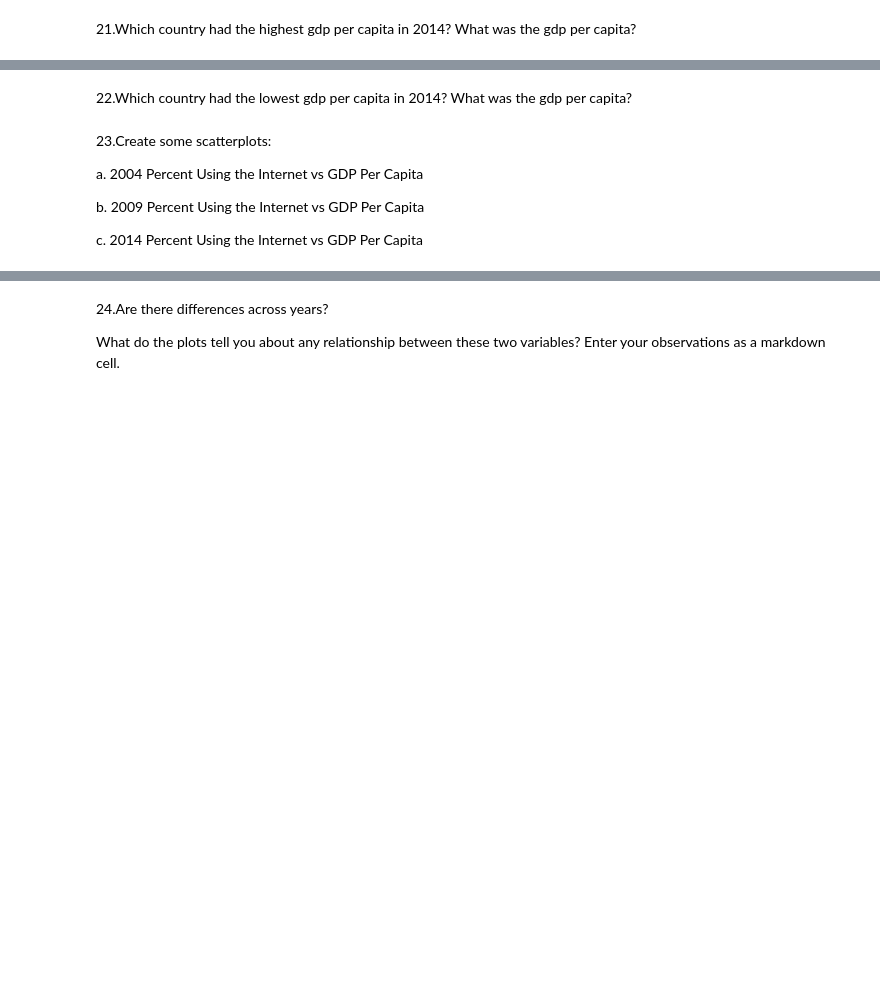
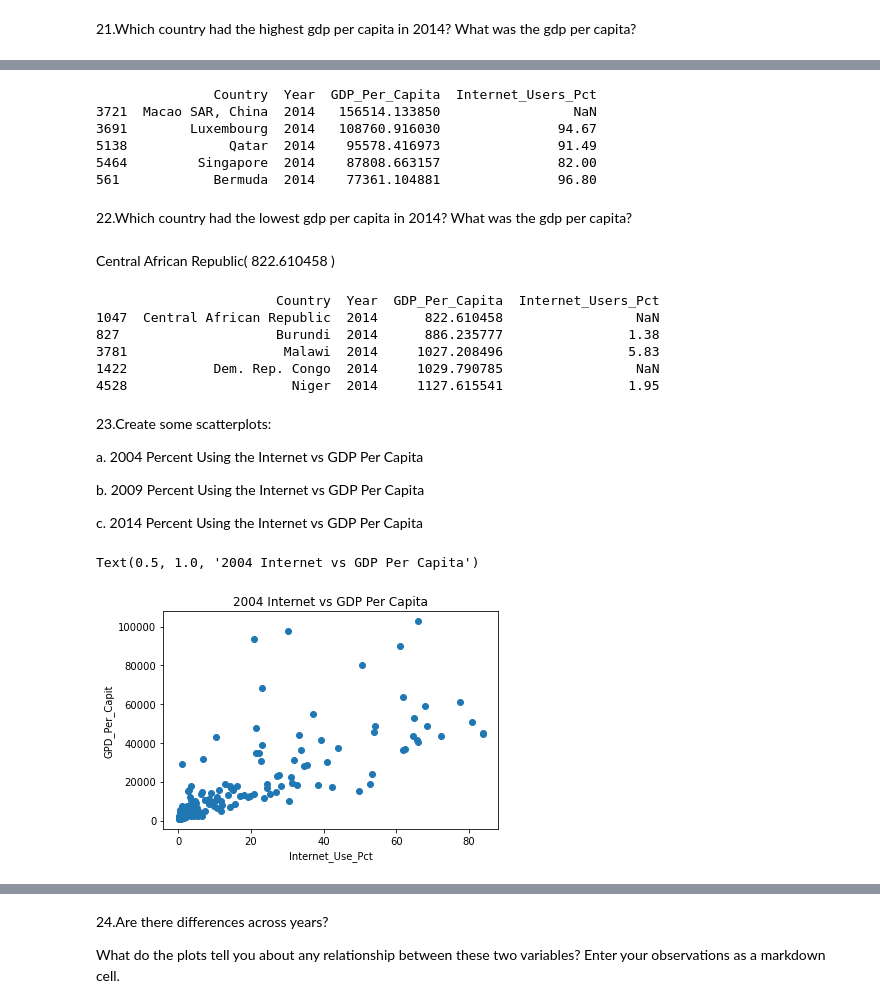
Before and after one commit to ryan-h-maurer/gdp-and-internet-usage-Ryan-Maurer, a Jupyter notebook: notebook/un_gdp_and_internet_usage.ipynb, the cells around one changed output, grey strips where cells are left out. Drawn from its saved outputs; the diff is of its cells as text; code cells hidden in the pictures; blank space fills up the shorter version.

```diff
--- a/notebook/un_gdp_and_internet_usage.ipynb
+++ b/notebook/un_gdp_and_internet_usage.ipynb
@@ -10,6 +10,8 @@ import pandas as pd
 import numpy as np
 import matplotlib.pyplot as plt
 import seaborn as sns
+# %%
+sns.set(style='darkgrid',color_codes=True)
 # %% [markdown]
 Use the %matplotlib inline magic command so that your plots show in the notebook without having to call plt.show() every time.
 # %%
@@ -194,5 +202,9 @@ ValueError: ('Lengths must match to compare', (6868,), (3,))
 # %% [markdown]
 17.Create three new DataFrames, one for 2004, one for 2009, and one for 2014. Give them meaningful names that aren't too long.
+# %%
+gdp_iu_2004 = gdp_and_internet_use[gdp_and_internet_use.Year == (2004)]
+gdp_iu_2009 = gdp_and_internet_use[gdp_and_internet_use.Year == (2009)]
+gdp_iu_2014 = gdp_and_internet_use[gdp_and_internet_use.Year == (2014)]
 # %% [markdown]
 18.Which country had the highest percentage of internet users in 2014? What was the percentage?
 
@@ -206,5 +249,27 @@ ValueError: ('Lengths must match to compare', (6868,), (3,))
+# %%
+high_gdp_2014 = gdp_iu_2014.sort_values('GDP_Per_Capita',ascending=False)
+print(high_gdp_2014.head())
+# %% [output]
+               Country  Year  GDP_Per_Capita  Internet_Users_Pct
+3721  Macao SAR, China  2014   156514.133850                 NaN
+3691        Luxembourg  2014   108760.916030               94.67
+5138             Qatar  2014    95578.416973               91.49
+5464         Singapore  2014    87808.663157               82.00
+561            Bermuda  2014    77361.104881               96.80
 # %% [markdown]
 22.Which country had the lowest gdp per capita in 2014? What was the gdp per capita?
+# %% [markdown]
+Central African Republic( 822.610458 )
+# %%
+low_gdp_2014 = gdp_iu_2014.sort_values('GDP_Per_Capita')
+print(low_gdp_2014.head())
+# %% [output]
+                       Country  Year  GDP_Per_Capita  Internet_Users_Pct
+1047  Central African Republic  2014      822.610458                 NaN
+827                    Burundi  2014      886.235777                1.38
+3781                    Malawi  2014     1027.208496                5.83
+1422           Dem. Rep. Congo  2014     1029.790785                 NaN
+4528                     Niger  2014     1127.615541                1.95
 # %% [markdown]
 23.Create some scatterplots:
 
@@ -213,3 +278,11 @@ a. 2004 Percent Using the Internet vs GDP Per Capita
 b. 2009 Percent Using the Internet vs GDP Per Capita
 
 c. 2014 Percent Using the Internet vs GDP Per Capita
+# %%
+plt.scatter(gdp_iu_2004.Internet_Users_Pct,gdp_iu_2004.GDP_Per_Capita)
+plt.xlabel('Internet_Use_Pct')
+plt.ylabel('GPD_Per_Capit')
+plt.title('2004 Internet vs GDP Per Capita')
+# %% [output]
+Text(0.5, 1.0, '2004 Internet vs GDP Per Capita')
+[figure, added]
```
Also changed, not shown: parts of 31 cells of this notebook, 1 other file.
